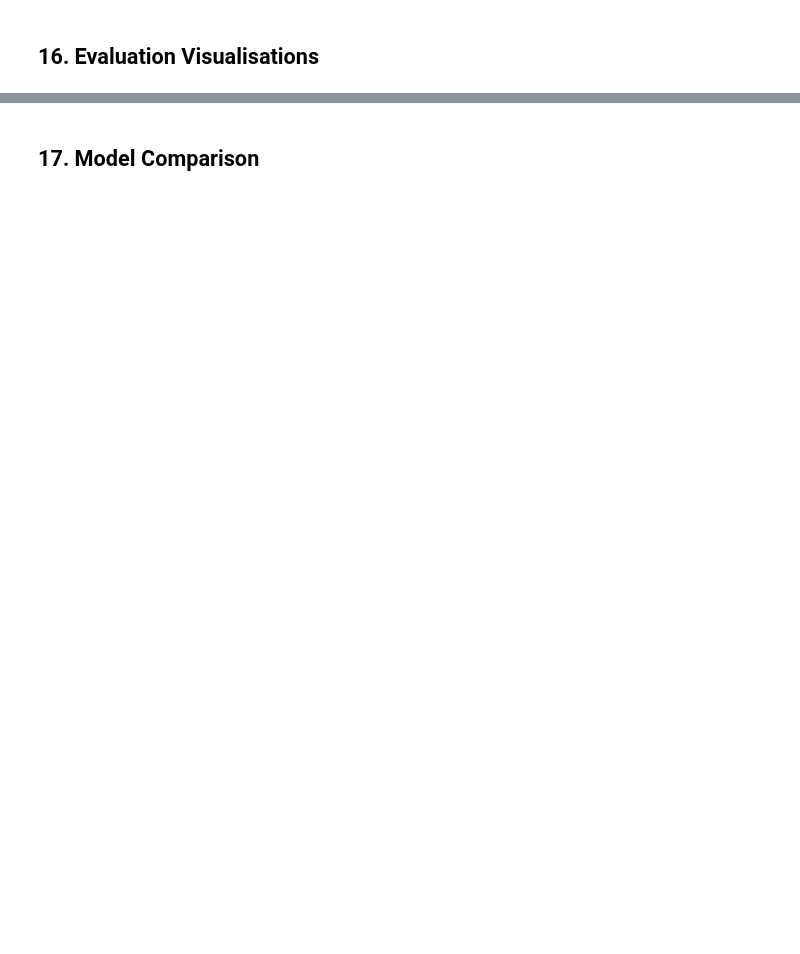
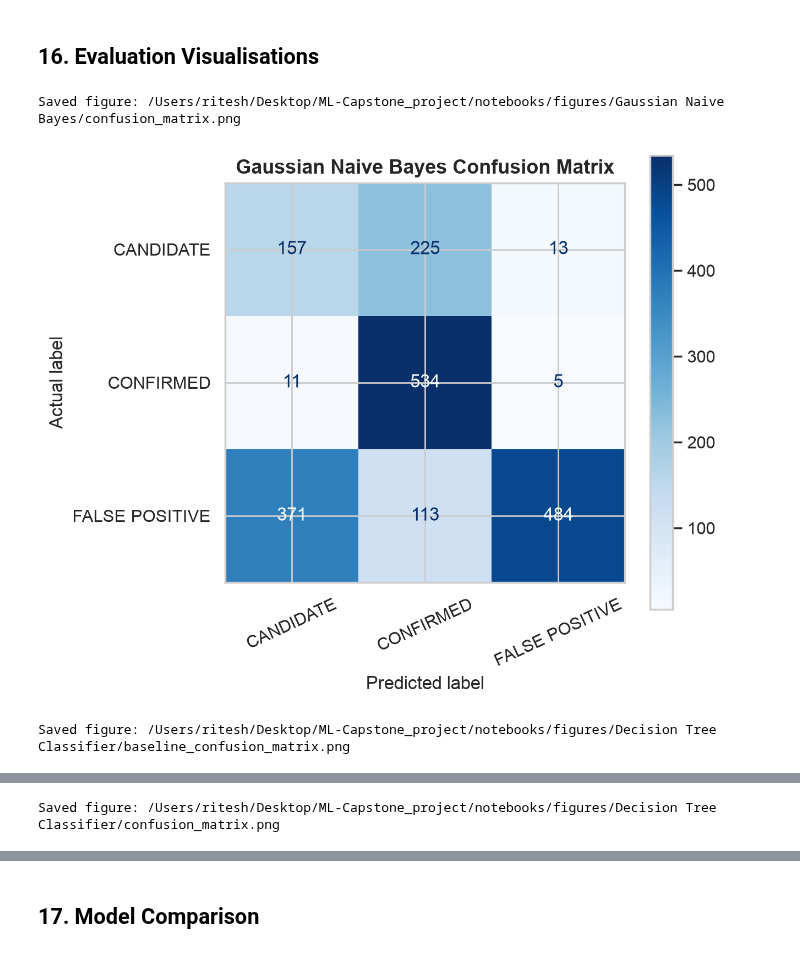
Before and after one commit to DominicKarolPeter/ML-Capstone_project, a Jupyter notebook: notebooks/classification.ipynb, the cells around one changed output, grey strips where cells are left out. Drawn from its saved outputs; the diff is of its cells as text; code cells hidden in the pictures; blank space fills up the shorter version.

Commit message:
added gaussian and decision tree

```diff
--- a/notebooks/classification.ipynb
+++ b/notebooks/classification.ipynb
@@ -602,7 +678,10 @@ tree_tuning_pipeline = Pipeline(steps=[
 ])
 
 param_grid = {
+    "model__criterion": ["gini", "entropy"],
     "model__max_depth": [None, 3, 5, 8, 10],
+    "model__min_samples_split": [2, 5, 10],
+    "model__min_samples_leaf": [1, 2, 4],
 }
 
 tree_grid_search = GridSearchCV(
@@ -629,12 +708,21 @@ tuned_tree_metrics = {
     "ROC_AUC_OvR": calculate_roc_auc(y_test, tuned_tree_probabilities, tuned_tree_classes),
 }
 
-print("Tuned Decision Tree classification report")
+tree_f1_improvement = tuned_tree_metrics["F1_Weighted"] - tree_baseline_metrics["F1_Weighted"]
+
+print("Best Decision Tree parameters:")
+print(tree_grid_search.best_params_)
+print(f"Best CV weighted F1: {tree_grid_search.best_score_:.4f}")
+print(f"Baseline test weighted F1: {tree_baseline_metrics['F1_Weighted']:.4f}")
+print(f"Tuned test weighted F1: {tuned_tree_metrics['F1_Weighted']:.4f}")
+print(f"Improvement from baseline: {tree_f1_improvement:.4f}")
+print("\nTuned Decision Tree classification report")
 print(classification_report(y_test, tuned_tree_predictions, labels=tuned_tree_classes, zero_division=0))
 
 display(pd.DataFrame([
-    {"Item": "Best max_depth", "Value": tree_grid_search.best_params_["model__max_depth"]},
+    {"Item": "Best parameters", "Value": tree_grid_search.best_params_},
     {"Item": "Best CV weighted F1", "Value": round(tree_grid_search.best_score_, 4)},
     {"Item": "Baseline test weighted F1", "Value": round(tree_baseline_metrics["F1_Weighted"], 4)},
     {"Item": "Tuned test weighted F1", "Value": round(tuned_tree_metrics["F1_Weighted"], 4)},
+    {"Item": "Improvement from baseline", "Value": round(tree_f1_improvement, 4)},
 ]))
@@ -641,6 +753,32 @@ display(pd.DataFrame([
 # %% [markdown]
 ## 16. Evaluation Visualisations
 # %%
-show_confusion_matrix(y_test, gnb_predictions, gnb_pipeline.classes_, "Gaussian Naive Bayes Confusion Matrix")
-show_confusion_matrix(y_test, tree_baseline_predictions, tree_baseline_pipeline.classes_, "Decision Tree Baseline Confusion Matrix")
-show_confusion_matrix(y_test, tuned_tree_predictions, tuned_tree_pipeline.classes_, "Decision Tree Tuned Confusion Matrix")
+figures_root = project_root / "notebooks" / "figures"
+gnb_figures_dir = figures_root / "Gaussian Naive Bayes"
+tree_figures_dir = figures_root / "Decision Tree Classifier"
+
+show_confusion_matrix(
+    y_test,
+    gnb_predictions,
+    gnb_pipeline.classes_,
+    "Gaussian Naive Bayes Confusion Matrix",
+    save_path=gnb_figures_dir / "confusion_matrix.png",
+)
+show_confusion_matrix(
+    y_test,
+    tree_baseline_predictions,
+    tree_baseline_pipeline.classes_,
+    "Decision Tree Baseline Confusion Matrix",
+    save_path=tree_figures_dir / "baseline_confusion_matrix.png",
+)
+show_confusion_matrix(
+    y_test,
+    tuned_tree_predictions,
+    tuned_tree_pipeline.classes_,
+    "Decision Tree Tuned Confusion Matrix",
+    save_path=tree_figures_dir / "confusion_matrix.png",
+)
+# %% [output]
+Saved figure: /Users/ritesh/Desktop/ML-Capstone_project/notebooks/figures/Gaussian Naive Bayes/confusion_matrix.png
+[figure, added]
+Saved figure: /Users/ritesh/Desktop/ML-Capstone_project/notebooks/figures/Decision Tree Classifier/baseline_confusion_matrix.png
@@ -646,0 +786 @@ show_confusion_matrix(y_test, tuned_tree_predictions, tuned_tree_pipeline.classe
+Saved figure: /Users/ritesh/Desktop/ML-Capstone_project/notebooks/figures/Decision Tree Classifier/confusion_matrix.png
```
Also changed, not shown: parts of 14 cells of this notebook, 7 other files.
